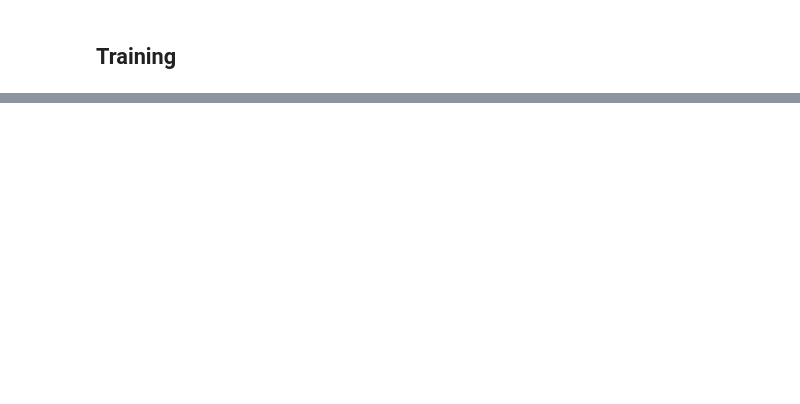
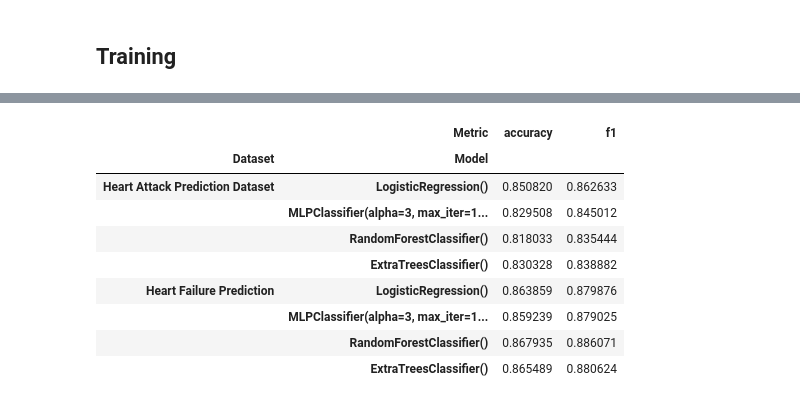
Before and after one commit to cmyguel/tru_heart_disease_predictions, a Jupyter notebook: predictions.ipynb, the cells around one changed output, grey strips where cells are left out. Saved outputs shown, nothing was run; the diff lists cells and outputs as text; code cells hidden in the pictures; blank space fills up the shorter version.

Commit message:
iterate: datasets & models

```diff
--- a/predictions.ipynb
+++ b/predictions.ipynb
@@ -81,13 +138,0 @@ column_transformer = ColumnTransformer(transformers=[
-# %%
-from sklearn.linear_model import LogisticRegression
-from sklearn.ensemble import RandomForestClassifier, ExtraTreesClassifier
-from sklearn.neural_network import MLPClassifier
-
-pipeline = Pipeline(steps=[
-    ('preprocessor', column_transformer),
-    ('classifier', LogisticRegression())
-    # ('classifier', MLPClassifier())
-    # ('classifier', RandomForestClassifier())
-    # ('classifier', ExtraTreesClassifier())
-])
-pipeline
@@ -109,3 +139,10 @@ Pipeline(steps=[('preprocessor',
 # %% [markdown]
 ## Training
+# %%
+classifiers = [
+    LogisticRegression(),
+    MLPClassifier(max_iter=1000, alpha=3),
+    RandomForestClassifier(),
+    ExtraTreesClassifier(),
+]
 # %%
@@ -130,0 +218,37 @@ average acc: 0.8480327868852459
+# %%
+def format_results(results_dict:dict)->pd.DataFrame:
+    """
+    NOTE: Docstring created with ChatGPT, edited by a human
+    Converts a nested dictionary of results into a DataFrame with Multi-Index columns.
+
+    Parameters:
+    - results_dict (dict): Nested dictionary where the first level keys are datasets,
+      the second level keys are models, and the leaf values are dictionaries of metrics.
+
+    Returns:
+    - pd.DataFrame: A DataFrame with Multi-Index columns for datasets and models,
+      and rows for metrics.
+    """
+    results_df = pd.DataFrame.from_dict(
+        {(dataset, model): metrics for dataset, model_dict in results_dict.items() for model, metrics in model_dict.items()},
+        orient="index",
+    )
+
+    # Set MultiIndex for the columns
+    results_df.index = pd.MultiIndex.from_tuples(results_df.index, names=["Dataset", "Model"])
+    results_df.columns.name = "Metric"
+
+    return results_df
+
+display(format_results(results))
+# %% [output]
+|  | Metric | accuracy | f1 |
+| Dataset | Model |  |  |
+| Heart Attack Prediction Dataset | LogisticRegression() | 0.850820 | 0.862633 |
+|  | MLPClassifier(alpha=3, max_iter=1... | 0.829508 | 0.845012 |
+|  | RandomForestClassifier() | 0.818033 | 0.835444 |
+|  | ExtraTreesClassifier() | 0.830328 | 0.838882 |
+| Heart Failure Prediction | LogisticRegression() | 0.863859 | 0.879876 |
+|  | MLPClassifier(alpha=3, max_iter=1... | 0.859239 | 0.879025 |
+|  | RandomForestClassifier() | 0.867935 | 0.886071 |
+|  | ExtraTreesClassifier() | 0.865489 | 0.880624 |
```
Also changed, not shown: parts of 9 cells of this notebook.
